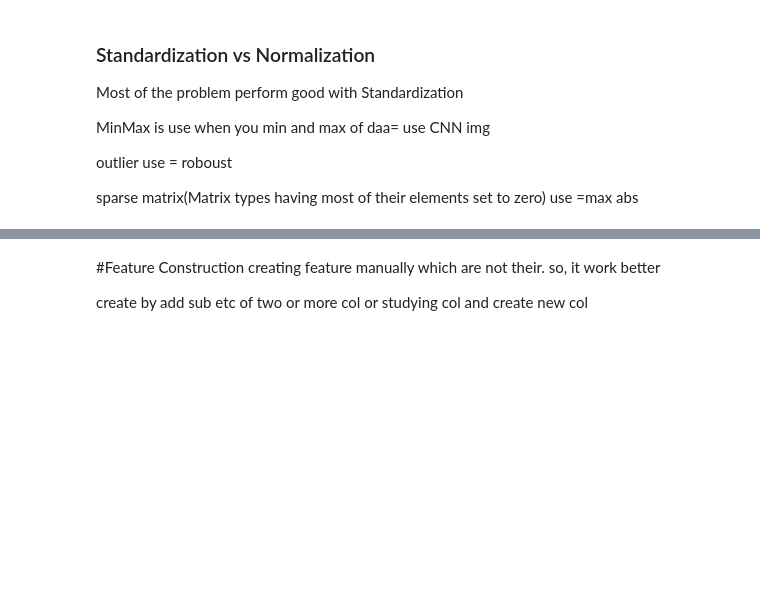
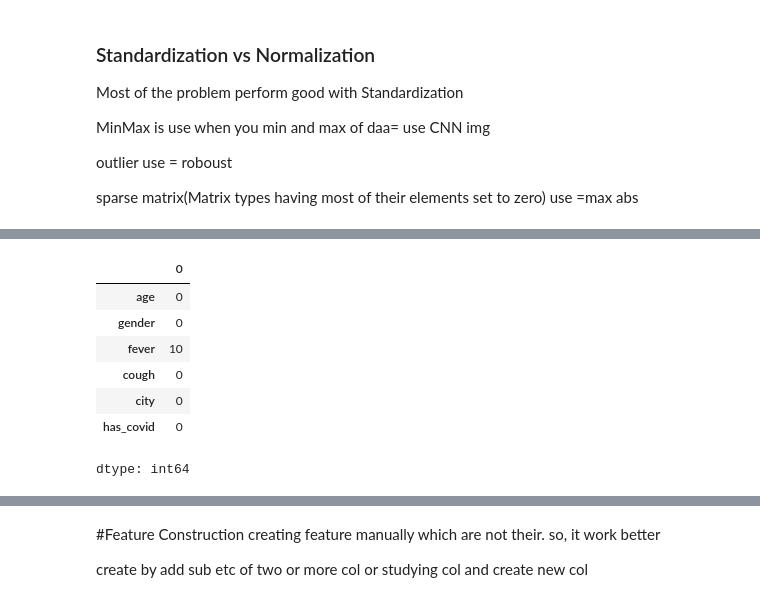
Before and after one commit to Avit-hodibu/feature_engineering, a Jupyter notebook: Feature_Engineering.ipynb, the cells around one changed output, grey strips where cells are left out. Saved outputs shown, nothing was run; the diff lists cells and outputs as text; code cells hidden in the pictures; blank space fills up the shorter version.

```diff
--- a/Feature_Engineering.ipynb
+++ b/Feature_Engineering.ipynb
@@ -703,0 +722,11 @@ sparse matrix(Matrix types having most of their elements set to zero) use =max a
+# %%
+df.isnull().sum()
+# %% [output]
+|  | 0 |
+| age | 0 |
+| gender | 0 |
+| fever | 10 |
+| cough | 0 |
+| city | 0 |
+| has_covid | 0 |
+dtype: int64
```
Also changed, not shown: parts of 8 cells of this notebook.
